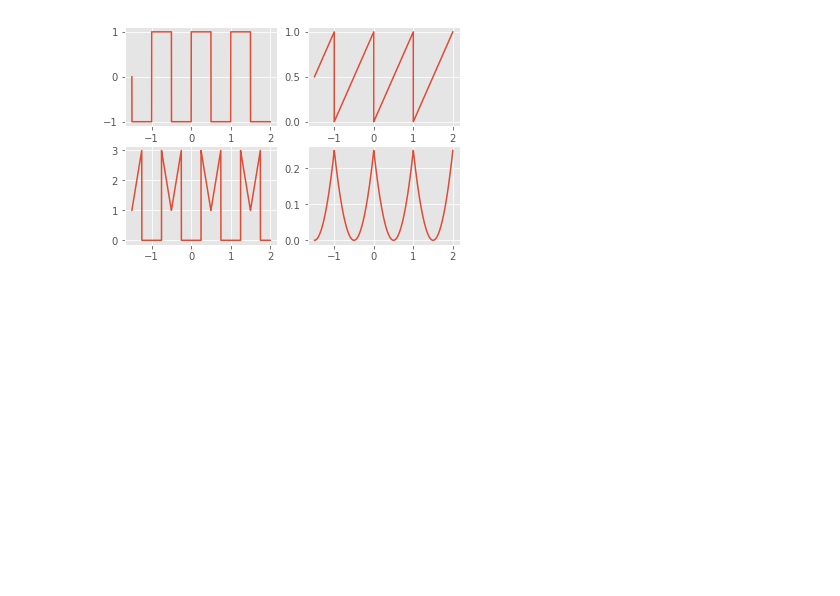
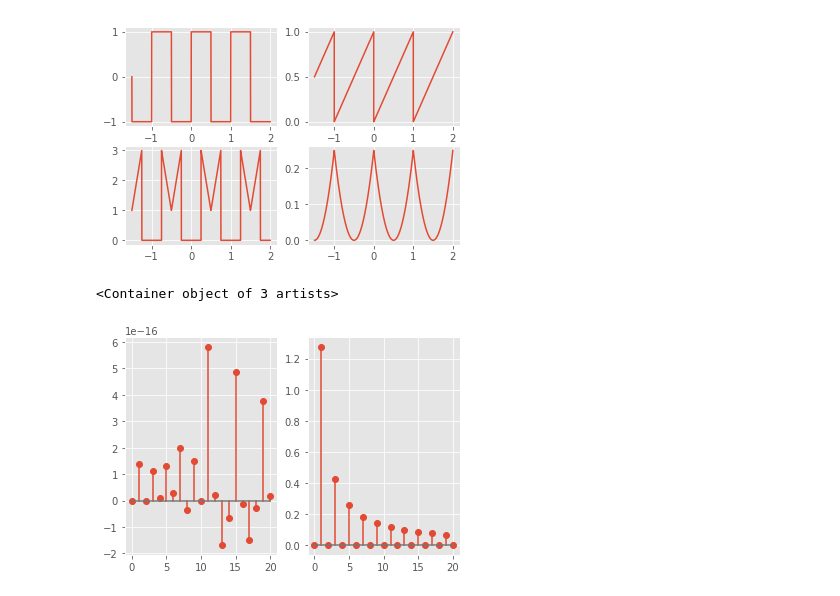
Before and after one commit to lyshds/dn_activation_rec_ubu, a Jupyter notebook: S37/robofly_phase_shift_coefficients.ipynb, the cells around one changed output. Drawn from its saved outputs; the diff is of its cells as text; code cells hidden in the pictures; blank space fills up the shorter version.

```diff
--- a/S37/robofly_phase_shift_coefficients.ipynb
+++ b/S37/robofly_phase_shift_coefficients.ipynb
@@ -238,3 +238,11 @@ def fourierSeries(period, N):
         bn = 2/T*(period * np.sin(2*np.pi*n*t/T)).sum()
         result.append((an, bn))
     return np.array(result)
+# %%
+t_period = np.arange(0, 1, 1/Fs)
+F = fourierSeries(func1(t_period), 20)
+plt.subplot(121); plt.stem(F[:,0])
+plt.subplot(122); plt.stem(F[:,1])
+# %% [output]
+<Container object of 3 artists>
+[figure, added]
```
Also changed, not shown: parts of 13 cells of this notebook.
